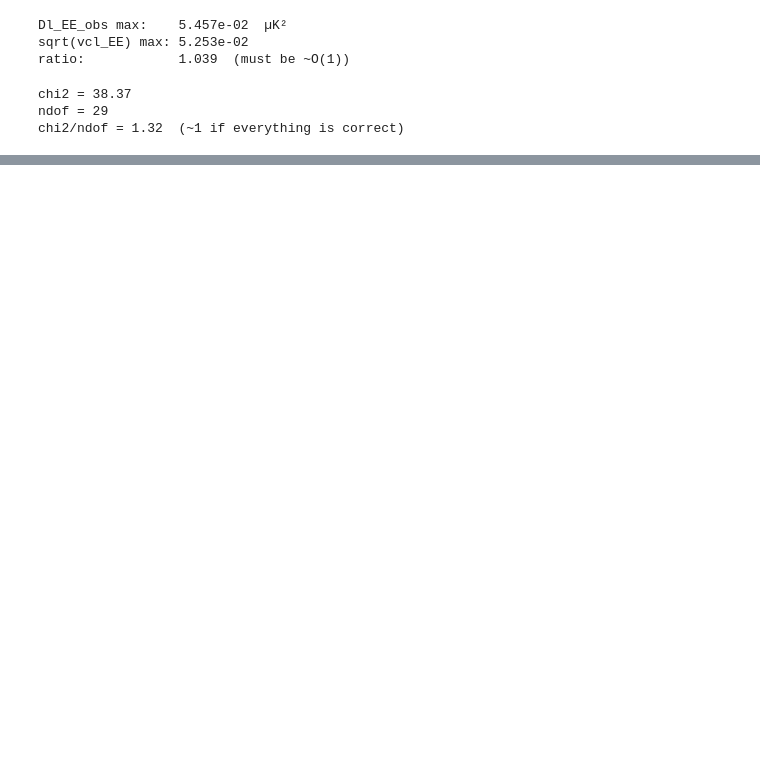
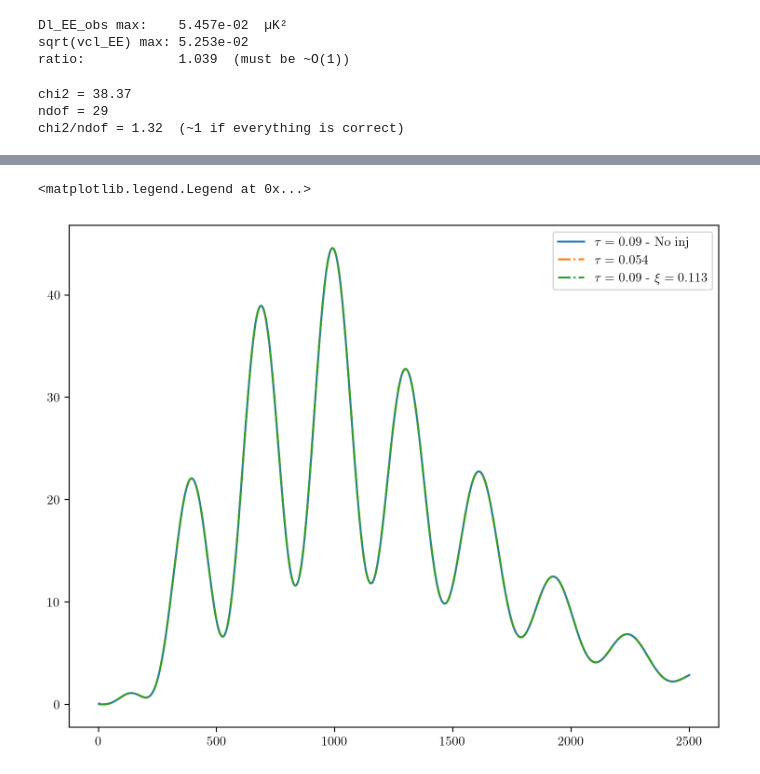
Before and after one commit to SirlettiSS/birefINJ, a Jupyter notebook: biref_iso_inject/NPIPEdata_vs_Cells.ipynb, the cells around one changed output, grey strips where cells are left out. Drawn from its saved outputs; the diff is of its cells as text; code cells hidden in the pictures; blank space fills up the shorter version.

```diff
--- a/biref_iso_inject/NPIPEdata_vs_Cells.ipynb
+++ b/biref_iso_inject/NPIPEdata_vs_Cells.ipynb
@@ -144,0 +193,11 @@ chi2/ndof = 1.32  (~1 if everything is correct)
+# %%
+lensed = False
+
+if lensed:
+    lcl_test3_hp = np.loadtxt(outroot+'hp/inject_tau0.08986_logm-30.5_xi0_N10000lmax2500_cl_lensed.dat',unpack=True,max_rows=3000)
+    lcl_test4_hp = np.loadtxt(outroot+'hp/inject_tau0.054_logm-30.5_xi0_N10000lmax2500_cl_lensed.dat',unpack=True,max_rows=3000)
+    lcl_test5_hp = np.loadtxt(outroot+'hp/inject_tau0.08986_logm-30.5_xi0.0113_N10000lmax2500_cl_lensed.dat',unpack=True,max_rows=3000)
+else:
+    lcl_test3_hp = np.loadtxt(outroot+'hp/inject_tau0.08986_logm-30.5_xi0_N10000lmax2500_cl.dat',unpack=True,max_rows=3000)
+    lcl_test4_hp = np.loadtxt(outroot+'hp/inject_tau0.054_logm-30.5_xi0_N10000lmax2500_cl.dat',unpack=True,max_rows=3000)
+    lcl_test5_hp = np.loadtxt(outroot+'hp/inject_tau0.08986_logm-30.5_xi0.0113_N10000lmax2500_cl.dat',unpack=True,max_rows=3000)
@@ -144,0 +211,9 @@ chi2/ndof = 1.32  (~1 if everything is correct)
+# %%
+plt.plot(lcl_test3_hp[0][:], lcl_test3_hp[2][:] * TCMB_muK**2, label=r'$\tau = 0.09$ - No inj')
+plt.plot(lcl_test4_hp[0][:], lcl_test4_hp[2][:] * TCMB_muK**2, label=r'$\tau = 0.054$', ls='-.')
+plt.plot(lcl_test5_hp[0][:], lcl_test5_hp[2][:] * TCMB_muK**2, label=r'$\tau = 0.09$ - $\xi = 0.113$', ls='-.')
+#plt.ylim(-0.02, 0.02)
+plt.legend()
+# %% [output]
+<matplotlib.legend.Legend at 0x...>
+[figure, added]
```
Also changed, not shown: parts of 8 cells of this notebook, 10 other files.
